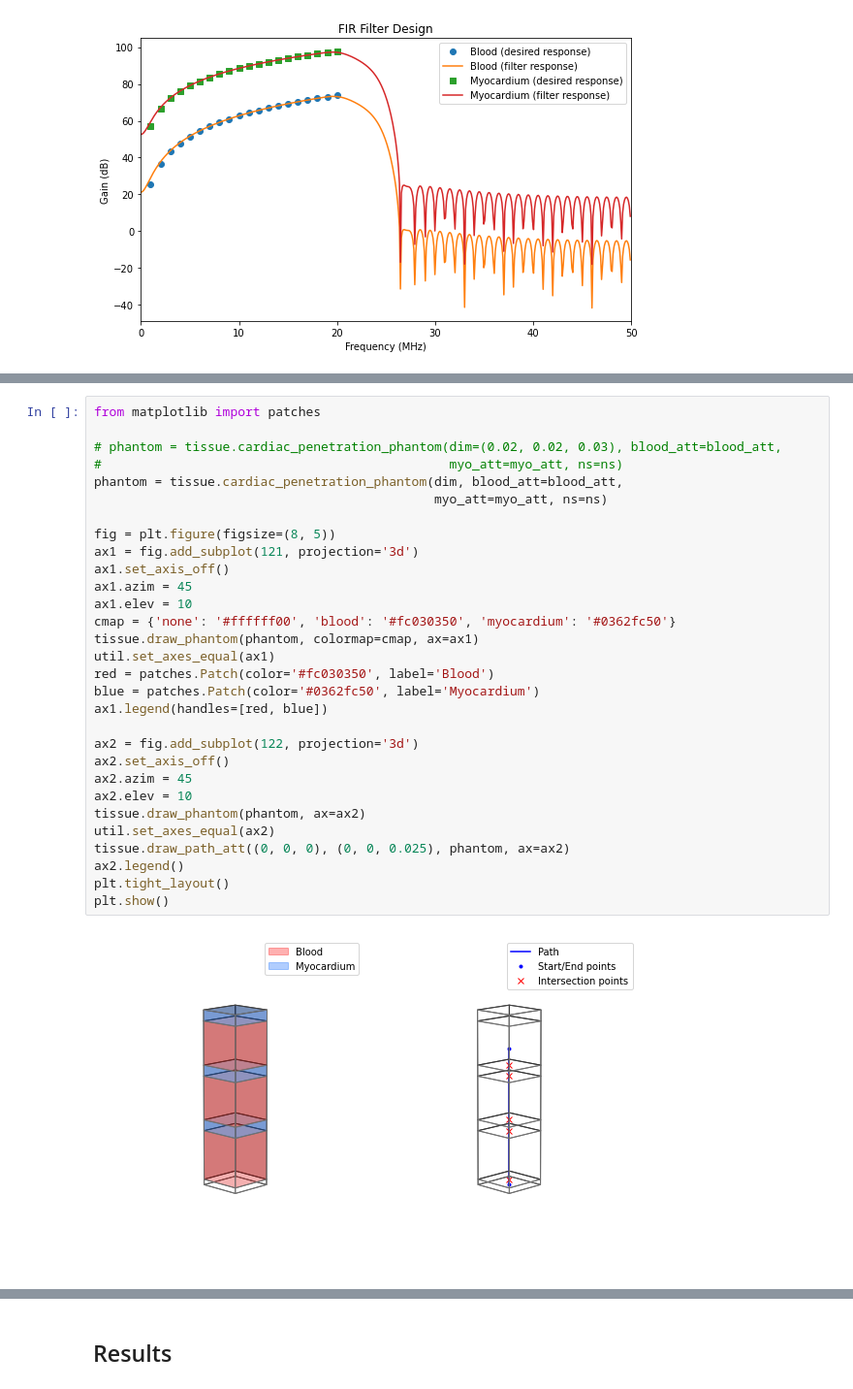
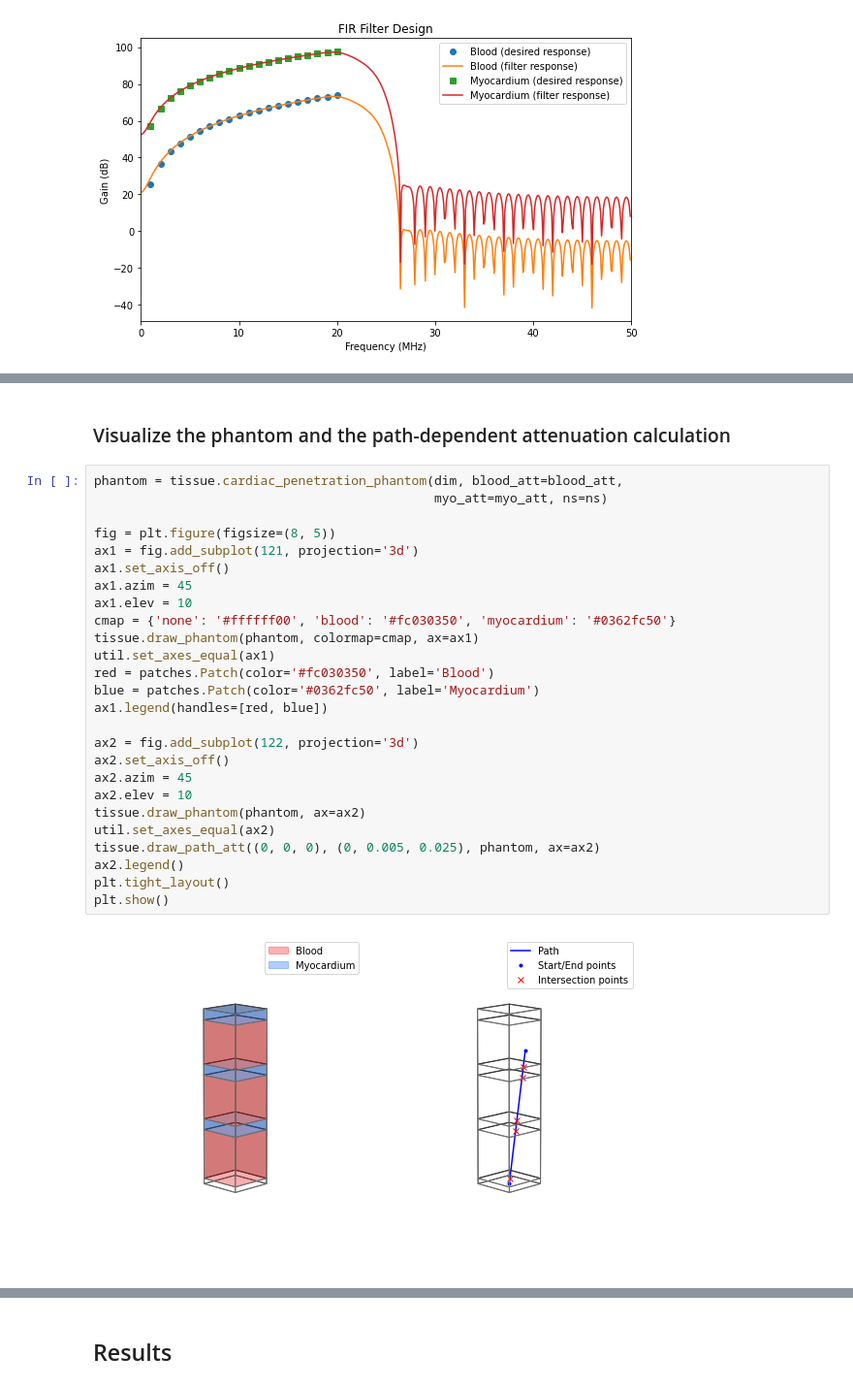
Before and after one commit to bdshieh/pyfield, a Jupyter notebook: examples/cardiac_penetration_layer_phantom.ipynb, the cells around one changed output, grey strips where cells are left out. Shown at 97% size. Cells and saved outputs as stored; diff of their text form.

```diff
--- a/examples/cardiac_penetration_layer_phantom.ipynb
+++ b/examples/cardiac_penetration_layer_phantom.ipynb
@@ -116,32 +131,30 @@ plt.show()
+# %% [markdown]
+### Visualize the phantom and the path-dependent attenuation calculation
 # %%
-from matplotlib import patches
-
-# phantom = tissue.cardiac_penetration_phantom(dim=(0.02, 0.02, 0.03), blood_att=blood_att,
-#                                              myo_att=myo_att, ns=ns)
 phantom = tissue.cardiac_penetration_phantom(dim, blood_att=blood_att,
                                              myo_att=myo_att, ns=ns)
 
 fig = plt.figure(figsize=(8, 5))
 ax1 = fig.add_subplot(121, projection='3d')
 ax1.set_axis_off()
 ax1.azim = 45
 ax1.elev = 10
 cmap = {'none': '#ffffff00', 'blood': '#fc030350', 'myocardium': '#0362fc50'}
 tissue.draw_phantom(phantom, colormap=cmap, ax=ax1)
 util.set_axes_equal(ax1)
 red = patches.Patch(color='#fc030350', label='Blood')
 blue = patches.Patch(color='#0362fc50', label='Myocardium')
 ax1.legend(handles=[red, blue])
 
 ax2 = fig.add_subplot(122, projection='3d')
 ax2.set_axis_off()
 ax2.azim = 45
 ax2.elev = 10
 tissue.draw_phantom(phantom, ax=ax2)
 util.set_axes_equal(ax2)
-tissue.draw_path_att((0, 0, 0), (0, 0, 0.025), phantom, ax=ax2)
+tissue.draw_path_att((0, 0, 0), (0, 0.005, 0.025), phantom, ax=ax2)
 ax2.legend()
 plt.tight_layout()
 plt.show()
 # %% [output]
-[figure, old version]
+[figure, new version]
```
Also changed, not shown: parts of 21 cells of this notebook, 6 other files.
